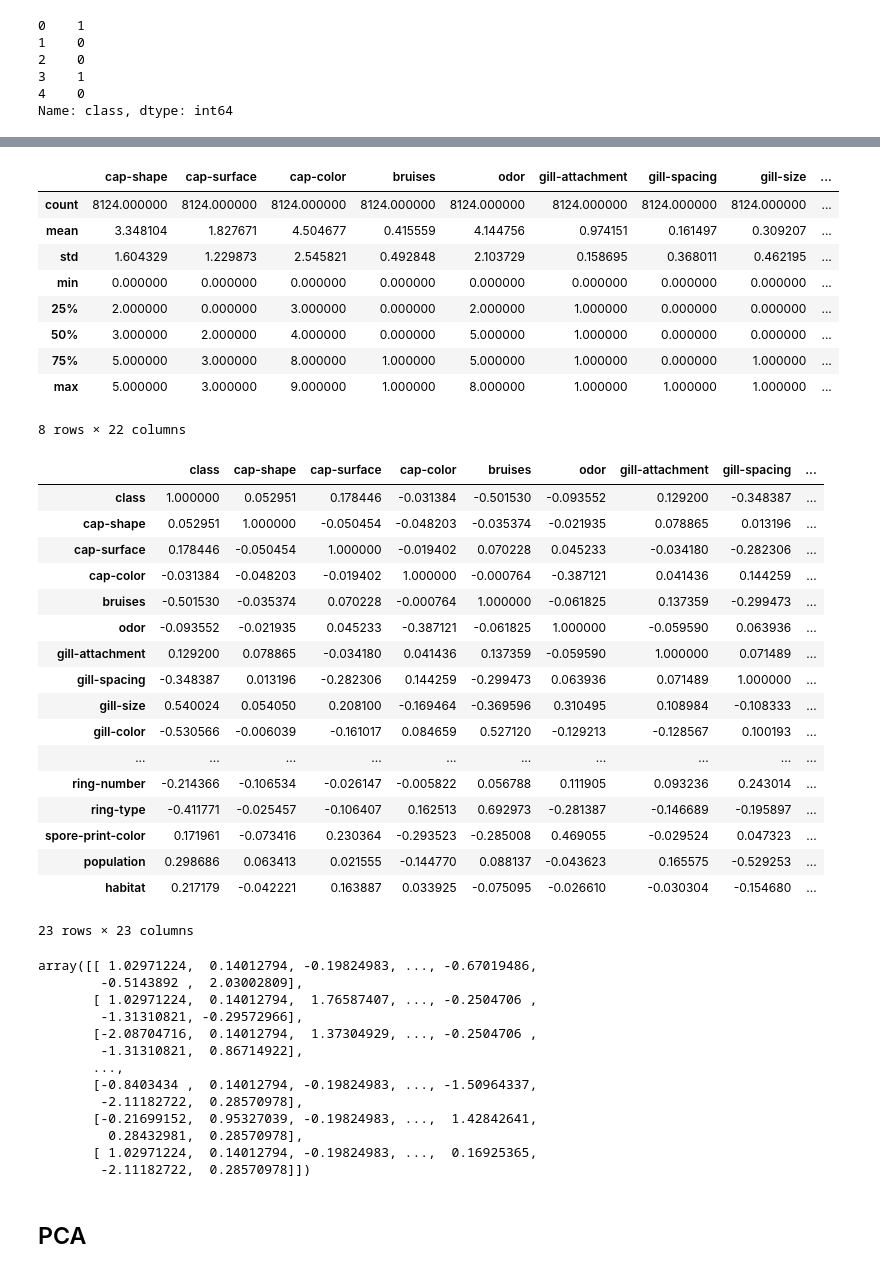
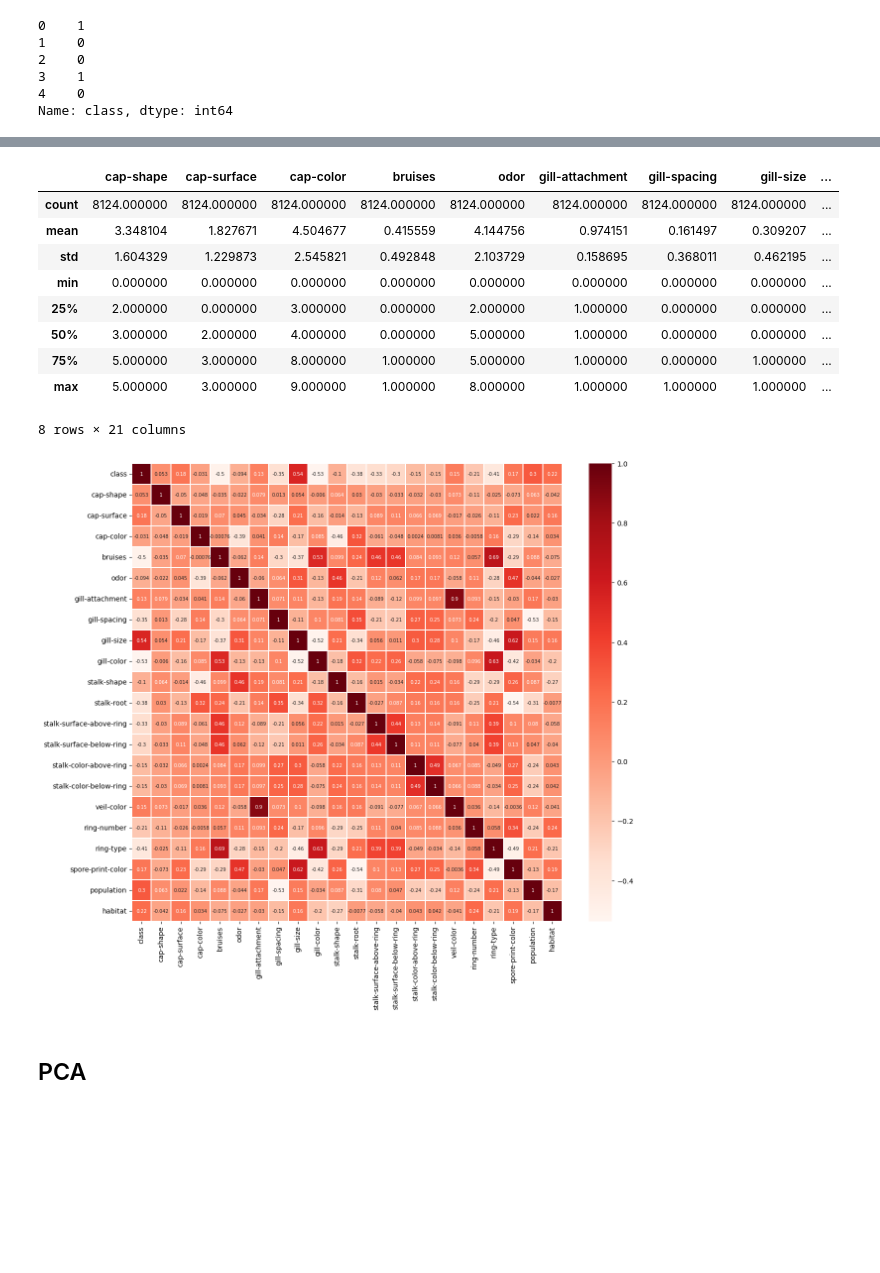
Before and after one commit to sruthik11/Mushroom-Classification_Data-Mining-Final-Project_CSCI-5502, a Jupyter notebook: code/Mushroom_Classification.ipynb, the cells around one changed output, grey strips where cells are left out. Saved outputs shown, nothing was run; the diff lists cells and outputs as text; code cells hidden in the pictures; blank space fills up the shorter version.

```diff
--- a/code/Mushroom_Classification.ipynb
+++ b/code/Mushroom_Classification.ipynb
@@ -691,5 +708,5 @@ Name: class, dtype: int64
 # %%
-X.describe()
+X_temp.describe()
 # %% [output]
 |  | cap-shape | cap-surface | cap-color | bruises | odor | gill-attachment | gill-spacing | gill-size | ... |
 | count | 8124.000000 | 8124.000000 | 8124.000000 | 8124.000000 | 8124.000000 | 8124.000000 | 8124.000000 | 8124.000000 | ... |
@@ -700,48 +717,18 @@ X.describe()
 | 50% | 3.000000 | 2.000000 | 4.000000 | 0.000000 | 5.000000 | 1.000000 | 0.000000 | 0.000000 | ... |
 | 75% | 5.000000 | 3.000000 | 8.000000 | 1.000000 | 5.000000 | 1.000000 | 0.000000 | 1.000000 | ... |
 | max | 5.000000 | 3.000000 | 9.000000 | 1.000000 | 8.000000 | 1.000000 | 1.000000 | 1.000000 | ... |
-8 rows × 22 columns
+8 rows × 21 columns
-# %%
-mushrooms.corr()
-# %% [output]
-|  | class | cap-shape | cap-surface | cap-color | bruises | odor | gill-attachment | gill-spacing | ... |
-| class | 1.000000 | 0.052951 | 0.178446 | -0.031384 | -0.501530 | -0.093552 | 0.129200 | -0.348387 | ... |
-| cap-shape | 0.052951 | 1.000000 | -0.050454 | -0.048203 | -0.035374 | -0.021935 | 0.078865 | 0.013196 | ... |
-| cap-surface | 0.178446 | -0.050454 | 1.000000 | -0.019402 | 0.070228 | 0.045233 | -0.034180 | -0.282306 | ... |
-| cap-color | -0.031384 | -0.048203 | -0.019402 | 1.000000 | -0.000764 | -0.387121 | 0.041436 | 0.144259 | ... |
-| bruises | -0.501530 | -0.035374 | 0.070228 | -0.000764 | 1.000000 | -0.061825 | 0.137359 | -0.299473 | ... |
-| odor | -0.093552 | -0.021935 | 0.045233 | -0.387121 | -0.061825 | 1.000000 | -0.059590 | 0.063936 | ... |
-| gill-attachment | 0.129200 | 0.078865 | -0.034180 | 0.041436 | 0.137359 | -0.059590 | 1.000000 | 0.071489 | ... |
-| gill-spacing | -0.348387 | 0.013196 | -0.282306 | 0.144259 | -0.299473 | 0.063936 | 0.071489 | 1.000000 | ... |
-| gill-size | 0.540024 | 0.054050 | 0.208100 | -0.169464 | -0.369596 | 0.310495 | 0.108984 | -0.108333 | ... |
-| gill-color | -0.530566 | -0.006039 | -0.161017 | 0.084659 | 0.527120 | -0.129213 | -0.128567 | 0.100193 | ... |
-| ... | ... | ... | ... | ... | ... | ... | ... | ... | ... |
-| ring-number | -0.214366 | -0.106534 | -0.026147 | -0.005822 | 0.056788 | 0.111905 | 0.093236 | 0.243014 | ... |
-| ring-type | -0.411771 | -0.025457 | -0.106407 | 0.162513 | 0.692973 | -0.281387 | -0.146689 | -0.195897 | ... |
-| spore-print-color | 0.171961 | -0.073416 | 0.230364 | -0.293523 | -0.285008 | 0.469055 | -0.029524 | 0.047323 | ... |
-| population | 0.298686 | 0.063413 | 0.021555 | -0.144770 | 0.088137 | -0.043623 | 0.165575 | -0.529253 | ... |
-| habitat | 0.217179 | -0.042221 | 0.163887 | 0.033925 | -0.075095 | -0.026610 | -0.030304 | -0.154680 | ... |
-23 rows × 23 columns
+# %%
+plt.figure(figsize=(14,12))
+sns.heatmap(mushrooms.corr(),linewidths=.1,cmap="Reds", annot=True, annot_kws={"size": 7})
+plt.yticks(rotation=0);
+# %% [output]
+[figure, added]
 # %%
 # Scale the data to be between -1 and 1
 from sklearn.preprocessing import StandardScaler
 scaler = StandardScaler()
-X=scaler.fit_transform(X)
-X
+X_temp = scaler.fit_transform(X_temp)
-# %% [output]
-array([[ 1.02971224,  0.14012794, -0.19824983, ..., -0.67019486,
-        -0.5143892 ,  2.03002809],
-       [ 1.02971224,  0.14012794,  1.76587407, ..., -0.2504706 ,
-        -1.31310821, -0.29572966],
-       [-2.08704716,  0.14012794,  1.37304929, ..., -0.2504706 ,
-        -1.31310821,  0.86714922],
-       ...,
-       [-0.8403434 ,  0.14012794, -0.19824983, ..., -1.50964337,
-        -2.11182722,  0.28570978],
-       [-0.21699152,  0.95327039, -0.19824983, ...,  1.42842641,
-         0.28432981,  0.28570978],
-       [ 1.02971224,  0.14012794, -0.19824983, ...,  0.16925365,
-        -2.11182722,  0.28570978]])
 # %% [markdown]
 ## PCA
 # %%
```
Also changed, not shown: parts of 37 cells of this notebook.
